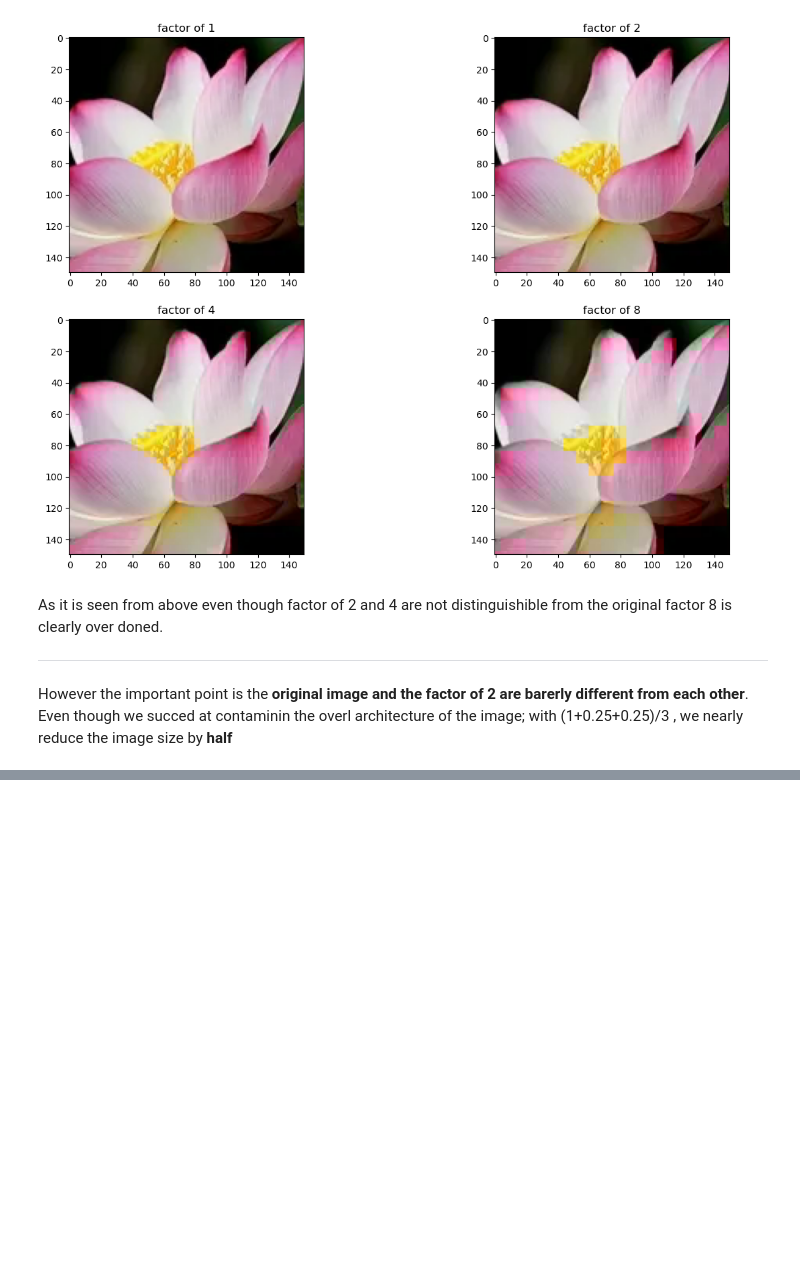
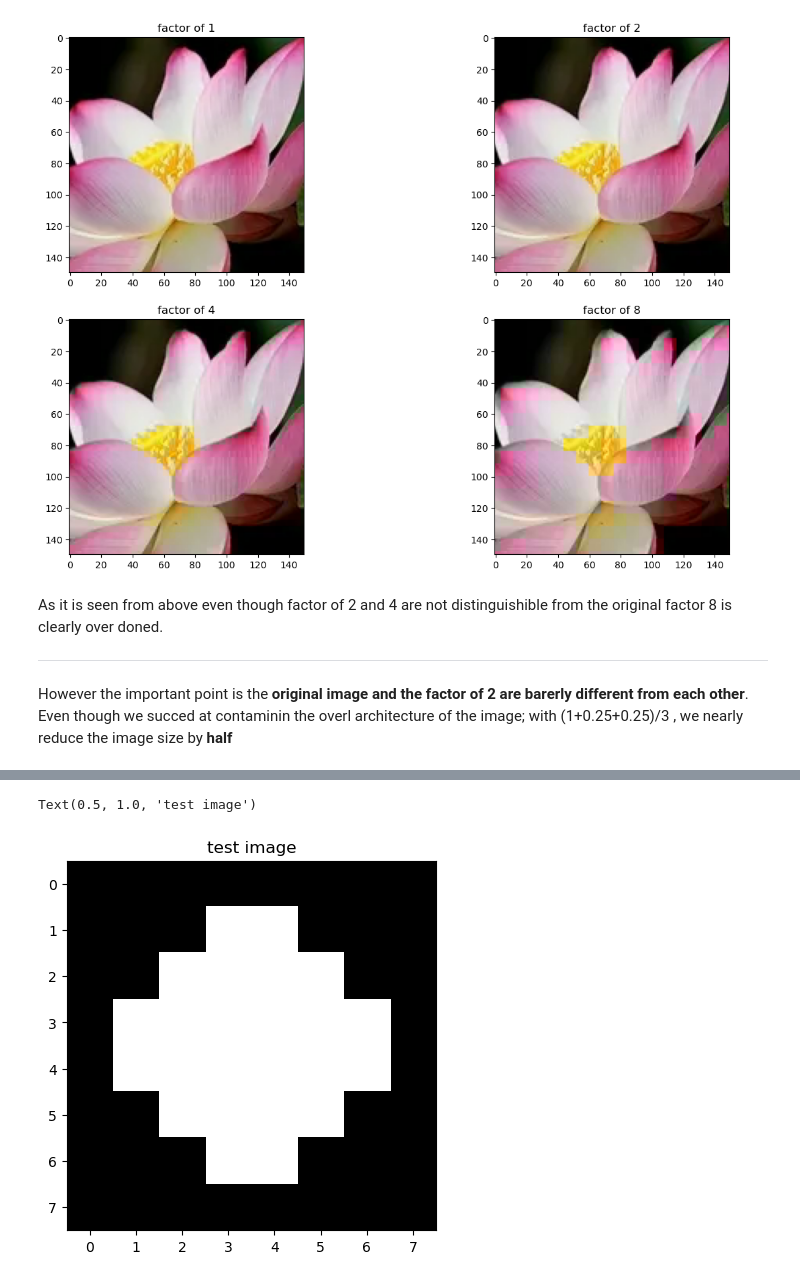
Before and after one commit to MrKerim/JPEG-Compression, a Jupyter notebook: jpeg_procces.ipynb, the cells around one changed output, grey strips where cells are left out. Cells and saved outputs as stored; diff of their text form; code cells hidden in the pictures; blank space fills up the shorter version.

```diff
--- a/jpeg_procces.ipynb
+++ b/jpeg_procces.ipynb
@@ -241,0 +348,13 @@ Even though we succed at contaminin the overl architecture of the image; with (1
+# %%
+img = np.zeros((8,8))
+for i in range(4):
+    for j in range(i):
+        img[i][3-j] = 255
+        img[i][4+j] = 255
+        img[7-i][3-j] = 255
+        img[7-i][4+j] = 255
+plt.imshow(img,cmap="gray")
+plt.title("test image")
+# %% [output]
+Text(0.5, 1.0, 'test image')
+[figure, added]
```
Also changed, not shown: parts of 32 cells of this notebook.
